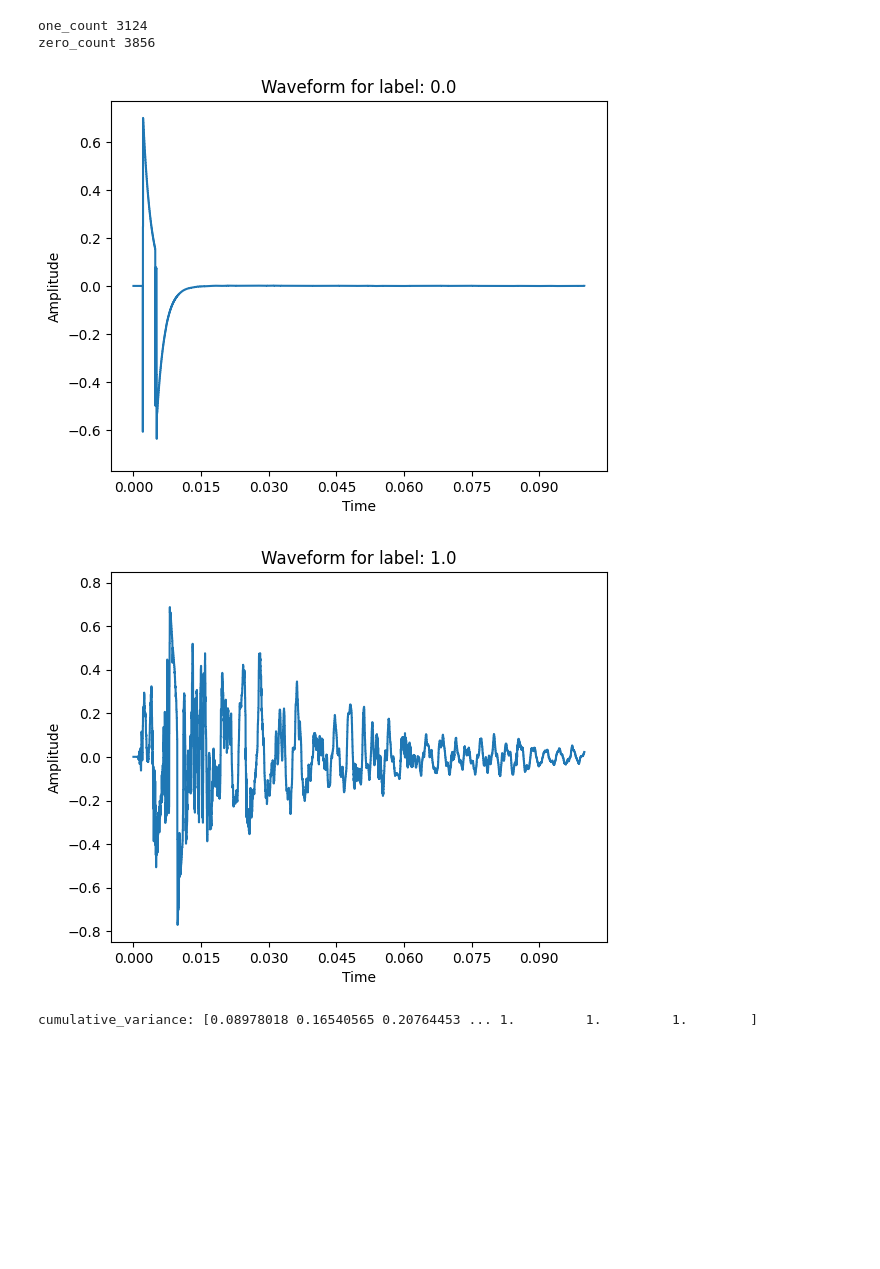
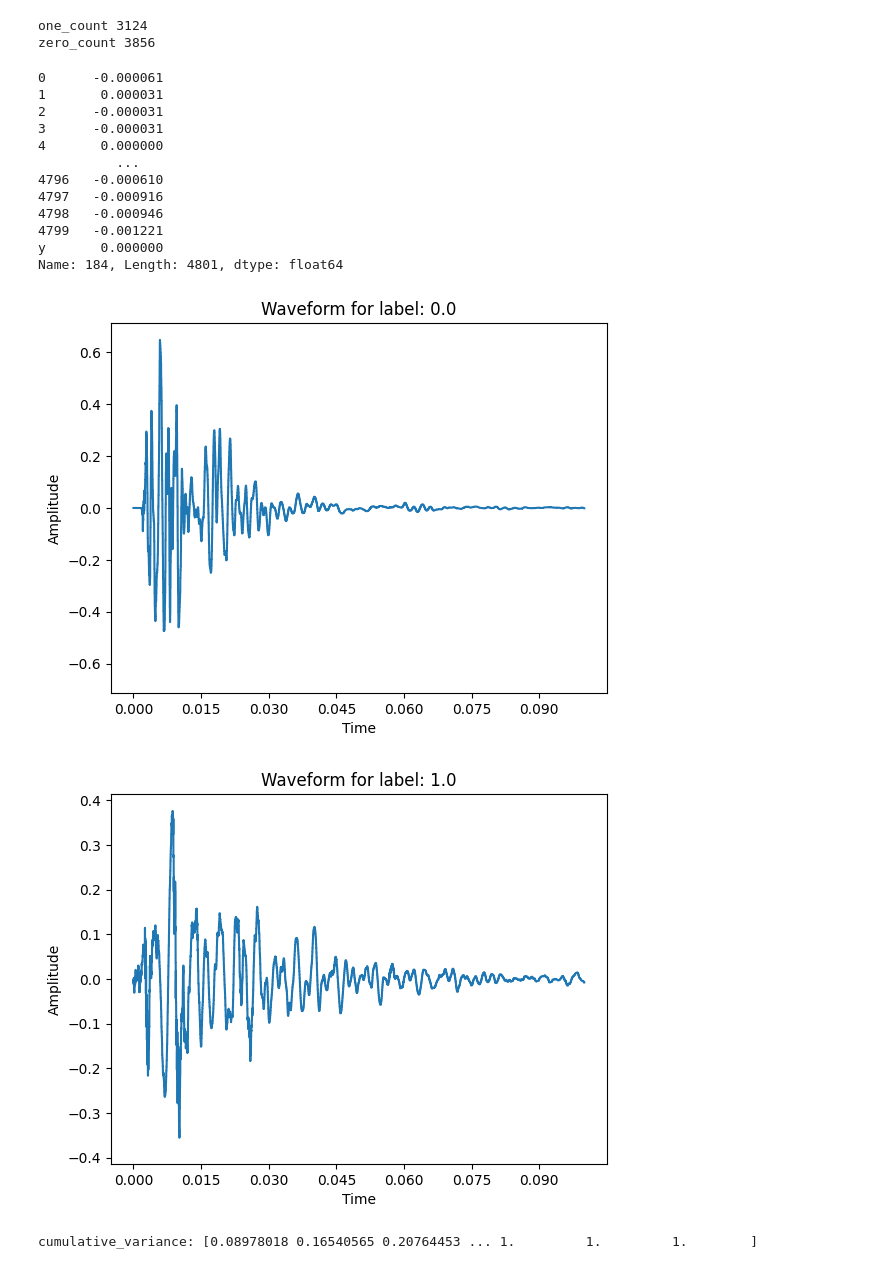
Before and after one commit to kanwarSINGH03/acoustic_signal_classification, a Jupyter notebook: analysis/phase2_analysis.ipynb, the cells around one changed output. Saved outputs shown, nothing was run; the diff lists cells and outputs as text; code cells hidden in the pictures; blank space fills up the shorter version.

Commit message:
drummy plots

```diff
--- a/analysis/phase2_analysis.ipynb
+++ b/analysis/phase2_analysis.ipynb
@@ -65,30 +65,44 @@ import librosa
 import librosa.display
 import matplotlib.pyplot as plt
 # %%
-example = df.iloc[800, :-1].values
-label = df.iloc[800, -1]
+example = df.loc[184]
+label = example.values[-1]
 sample_rate_phase1 = 48000
 
+display(example)
 #Displaying 1st Waveform
+example = example[:-1].values
 plt.figure()
 librosa.display.waveshow(example, sr=sample_rate_phase1)
 plt.title('Waveform for label: {}'.format(label))
 plt.xlabel('Time')
 plt.ylabel('Amplitude')
 plt.show()
 
-example9922 = df.iloc[8430, :-1].values
-label9922 = df.iloc[8430, -1]
+example9922 = df.iloc[8439, :-1].values
+label9922 = df.iloc[8439, -1]
 #Displaying 2nd Waveform
 plt.figure()
 librosa.display.waveshow(example9922, sr=sample_rate_phase1)
 plt.title('Waveform for label: {}'.format(label9922))
 plt.xlabel('Time')
 plt.ylabel('Amplitude')
 plt.show()
 # %% [output]
+0      -0.000061
+1       0.000031
+2      -0.000031
+3      -0.000031
+4       0.000000
+          ...
+4796   -0.000610
+4797   -0.000916
+4798   -0.000946
+4799   -0.001221
+y       0.000000
+Name: 184, Length: 4801, dtype: float64
-[figure, old version]
+[figure, new version]
-[figure, old version]
+[figure, new version]
 # %%
 # Assuming X is your data
 pca = PCA(n_components=None)
```
Also changed, not shown: parts of 2 cells of this notebook, 2 other files.
